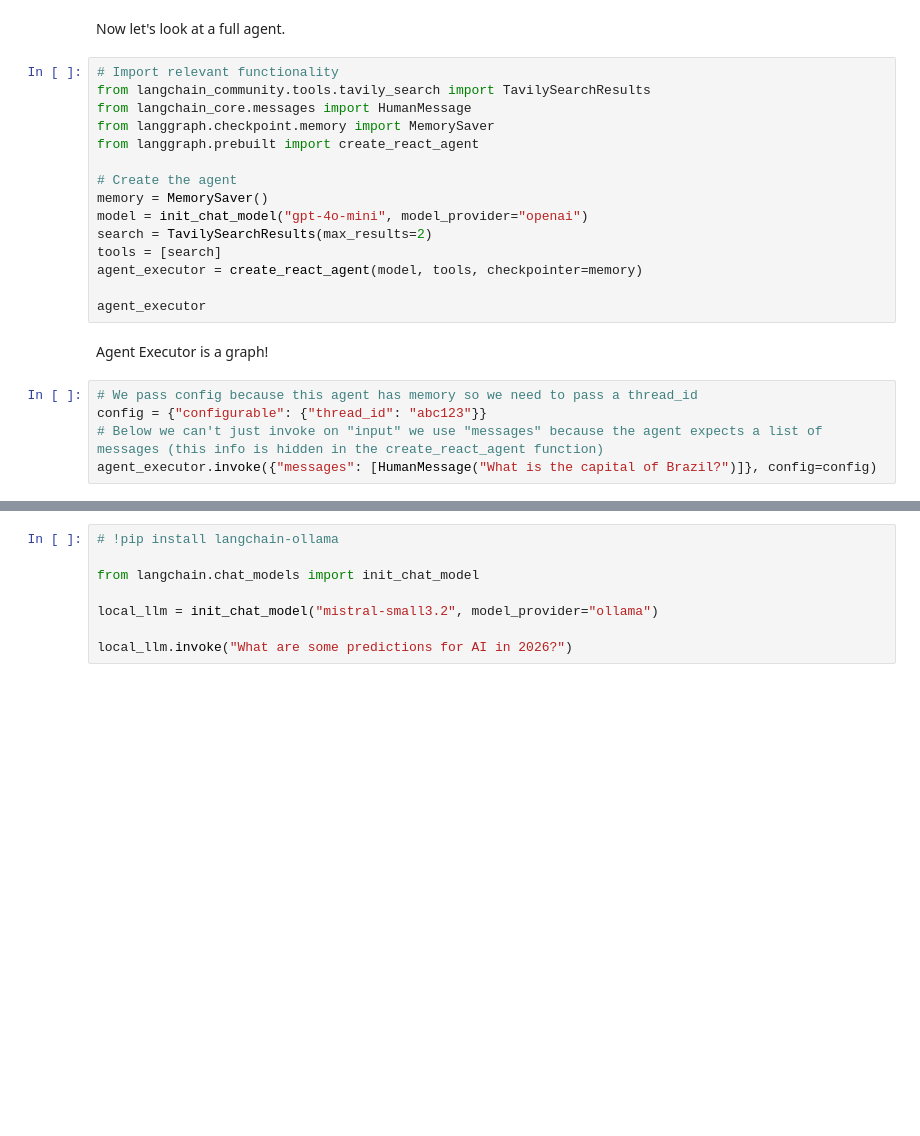
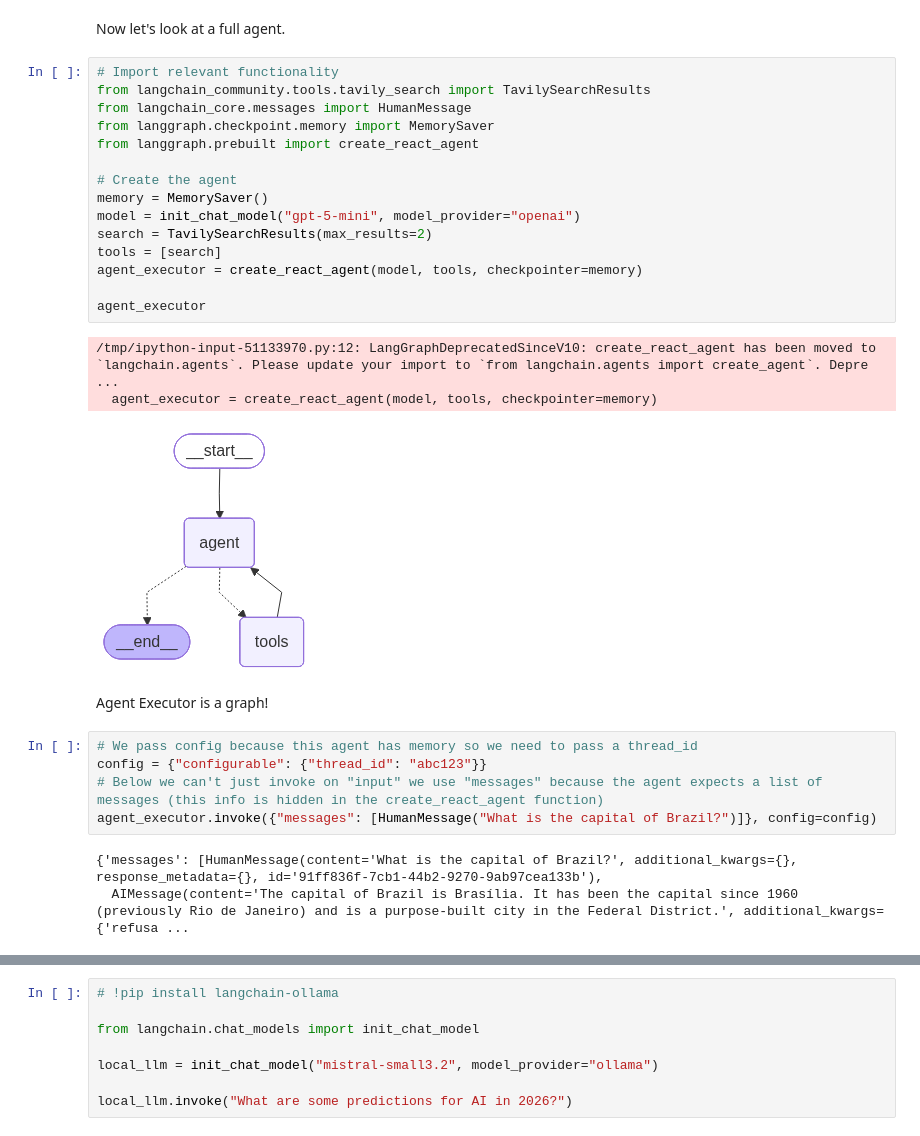
Before and after one commit to muraleee/collab-stuff, a Jupyter notebook: notebooks/1.0-intro-langgraph.ipynb, the cells around one changed output, grey strips where cells are left out. Cells and saved outputs as stored; diff of their text form; blank space fills up the shorter version.

```diff
--- a/notebooks/1.0-intro-langgraph.ipynb
+++ b/notebooks/1.0-intro-langgraph.ipynb
@@ -256,18 +310,22 @@ Now let's look at a full agent.
 # %%
 # Import relevant functionality
 from langchain_community.tools.tavily_search import TavilySearchResults
 from langchain_core.messages import HumanMessage
 from langgraph.checkpoint.memory import MemorySaver
 from langgraph.prebuilt import create_react_agent
 
 # Create the agent
 memory = MemorySaver()
-model = init_chat_model("gpt-4o-mini", model_provider="openai")
+model = init_chat_model("gpt-5-mini", model_provider="openai")
 search = TavilySearchResults(max_results=2)
 tools = [search]
 agent_executor = create_react_agent(model, tools, checkpointer=memory)
 
 agent_executor
+# %% [output]
+/tmp/ipython-input-51133970.py:12: LangGraphDeprecatedSinceV10: create_react_agent has been moved to `langchain.agents`. Please update your import to `from langchain.agents import create_agent`. Depre ...
+  agent_executor = create_react_agent(model, tools, checkpointer=memory)
+[figure, added]
 # %% [markdown]
 Agent Executor is a graph!
 # %%
@@ -275,6 +333,9 @@ Agent Executor is a graph!
 config = {"configurable": {"thread_id": "abc123"}}
 # Below we can't just invoke on "input" we use "messages" because the agent expects a list of messages (this info is hidden in the create_react_agent function)
 agent_executor.invoke({"messages": [HumanMessage("What is the capital of Brazil?")]}, config=config)
+# %% [output]
+{'messages': [HumanMessage(content='What is the capital of Brazil?', additional_kwargs={}, response_metadata={}, id='91ff836f-7cb1-44b2-9270-9ab97cea133b'),
+  AIMessage(content='The capital of Brazil is Brasília. It has been the capital since 1960 (previously Rio de Janeiro) and is a purpose-built city in the Federal District.', additional_kwargs={'refusa ...
 # %%
 for step in agent_executor.stream(
     {"messages": [HumanMessage(content="What are the best LLM models right now according to artificialanalysis.ai")]},
```
Also changed, not shown: parts of 7 cells of this notebook.
